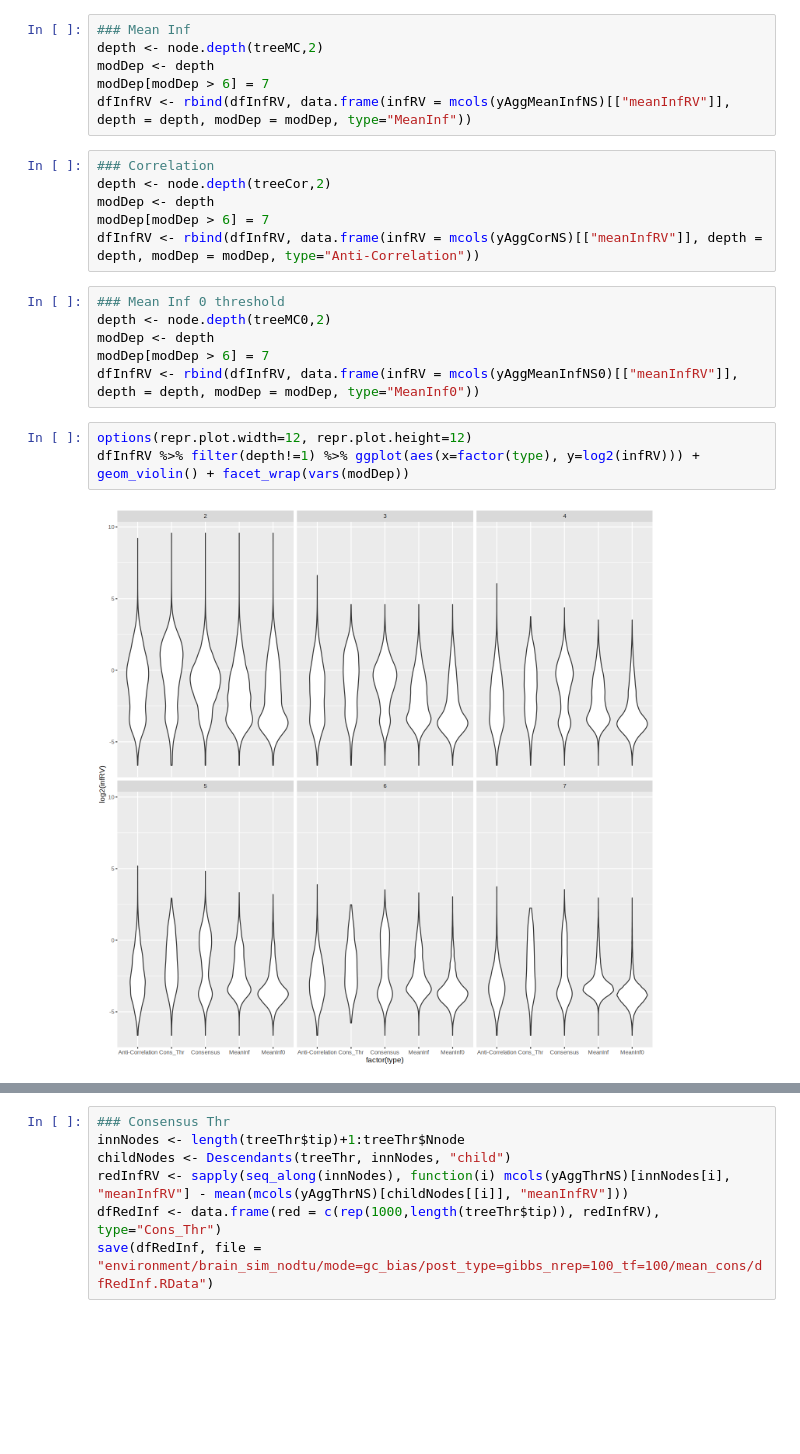
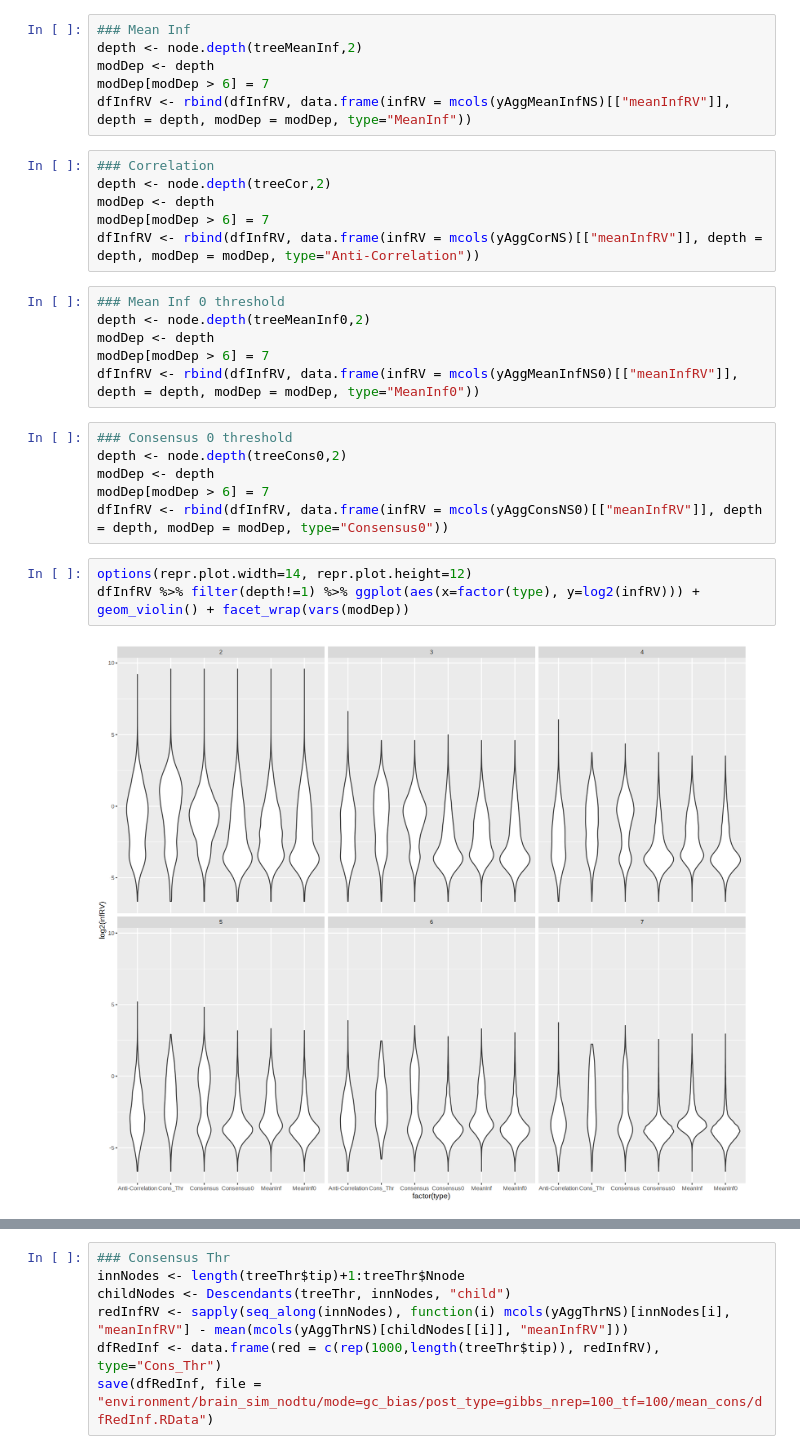
Before and after one commit to NPSDC/treeTerminusScripts, a Jupyter notebook: brain_simulation_nodtu/mode=gc_bias/post_type=gibbs_nrep=100_tf=100/updated/tree_analysis/Cons_Thr_Mean_Cor.ipynb, the cells around one changed output, grey strips where cells are left out. Cells and saved outputs as stored; diff of their text form; blank space fills up the shorter version.

Commit message:
Added brain sim nodtu tree analysis

```diff
--- a/brain_simulation_nodtu/mode=gc_bias/post_type=gibbs_nrep=100_tf=100/updated/tree_analysis/Cons_Thr_Mean_Cor.ipynb
+++ b/brain_simulation_nodtu/mode=gc_bias/post_type=gibbs_nrep=100_tf=100/updated/tree_analysis/Cons_Thr_Mean_Cor.ipynb
@@ -60,7 +49,7 @@ modDep[modDep > 6] = 7
 dfInfRV <- rbind(dfInfRV, data.frame(infRV = mcols(yAggConsNS)[["meanInfRV"]], depth = depth, modDep = modDep, type="Consensus"))
 # %%
 ### Mean Inf
-depth <- node.depth(treeMC,2)
+depth <- node.depth(treeMeanInf,2)
 modDep <- depth
 modDep[modDep > 6] = 7
 dfInfRV <- rbind(dfInfRV, data.frame(infRV = mcols(yAggMeanInfNS)[["meanInfRV"]], depth = depth, modDep = modDep, type="MeanInf"))
@@ -72,15 +61,21 @@ modDep[modDep > 6] = 7
 dfInfRV <- rbind(dfInfRV, data.frame(infRV = mcols(yAggCorNS)[["meanInfRV"]], depth = depth, modDep = modDep, type="Anti-Correlation"))
 # %%
 ### Mean Inf 0 threshold
-depth <- node.depth(treeMC0,2)
+depth <- node.depth(treeMeanInf0,2)
 modDep <- depth
 modDep[modDep > 6] = 7
 dfInfRV <- rbind(dfInfRV, data.frame(infRV = mcols(yAggMeanInfNS0)[["meanInfRV"]], depth = depth, modDep = modDep, type="MeanInf0"))
+# %%
+### Consensus 0 threshold
+depth <- node.depth(treeCons0,2)
+modDep <- depth
+modDep[modDep > 6] = 7
+dfInfRV <- rbind(dfInfRV, data.frame(infRV = mcols(yAggConsNS0)[["meanInfRV"]], depth = depth, modDep = modDep, type="Consensus0"))
 # %%
-options(repr.plot.width=12, repr.plot.height=12)
+options(repr.plot.width=14, repr.plot.height=12)
 dfInfRV %>% filter(depth!=1) %>% ggplot(aes(x=factor(type), y=log2(infRV))) + geom_violin() + facet_wrap(vars(modDep))
 # %% [output]
-[figure, old version]
+[figure, new version]
 # %%
 f <- function(m, p=0.2) {
     mean(m < p)
```
Also changed, not shown: parts of 18 cells of this notebook, 6 other files.
